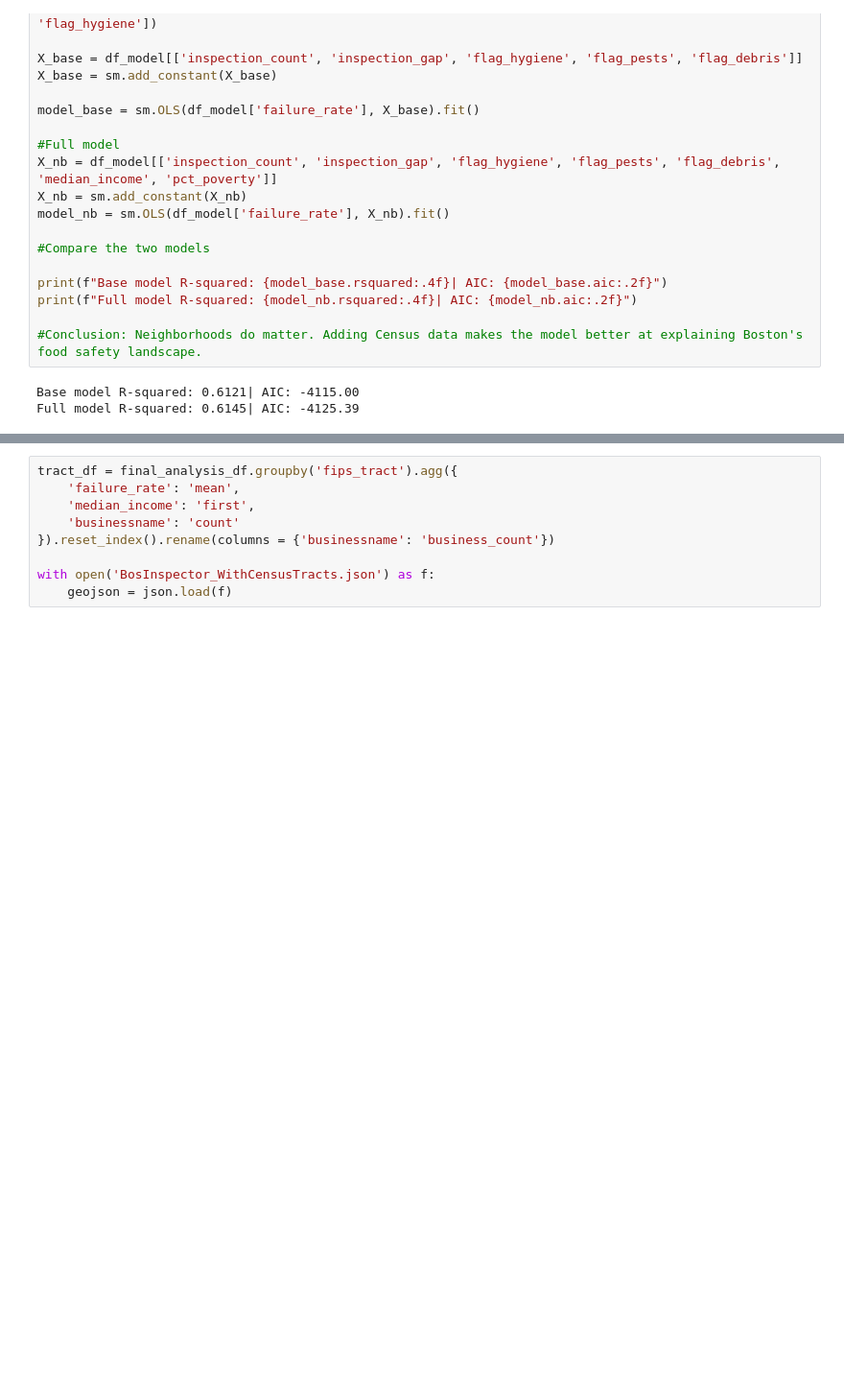
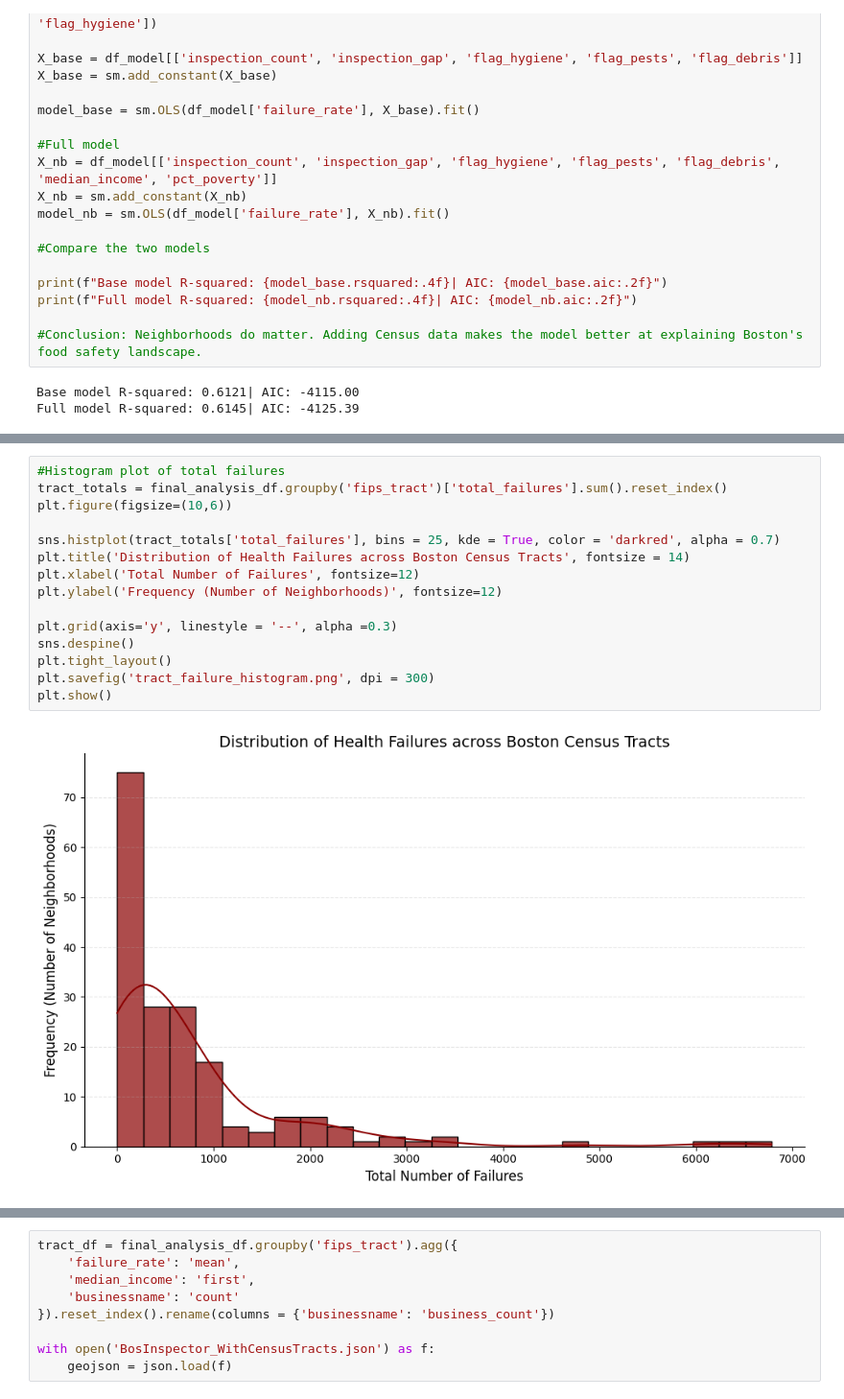
Before and after one commit to sy112-ops/YehS.ProjectDSH, a Jupyter notebook: YehS.ProjectDSH.ipynb, the cells around one changed output, grey strips where cells are left out. Shown at 96% size. Saved outputs shown, nothing was run; the diff lists cells and outputs as text; blank space fills up the shorter version.

```diff
--- a/YehS.ProjectDSH.ipynb
+++ b/YehS.ProjectDSH.ipynb
@@ -477,3 +470,20 @@ Notes:
 [1] Standard Errors assume that the covariance matrix of the errors is correctly specified.
 [2] The condition number is large, 7.35e+05. This might indicate that there are
 strong multicollinearity or other numerical problems.
+# %%
+#Histogram plot of total failures
+tract_totals = final_analysis_df.groupby('fips_tract')['total_failures'].sum().reset_index()
+plt.figure(figsize=(10,6))
+
+sns.histplot(tract_totals['total_failures'], bins = 25, kde = True, color = 'darkred', alpha = 0.7)
+plt.title('Distribution of Health Failures across Boston Census Tracts', fontsize = 14)
+plt.xlabel('Total Number of Failures', fontsize=12)
+plt.ylabel('Frequency (Number of Neighborhoods)', fontsize=12)
+
+plt.grid(axis='y', linestyle = '--', alpha =0.3)
+sns.despine()
+plt.tight_layout()
+plt.savefig('tract_failure_histogram.png', dpi = 300)
+plt.show()
+# %% [output]
+[figure, added]
```
Also changed, not shown: parts of 10 cells of this notebook, 4 other files.
